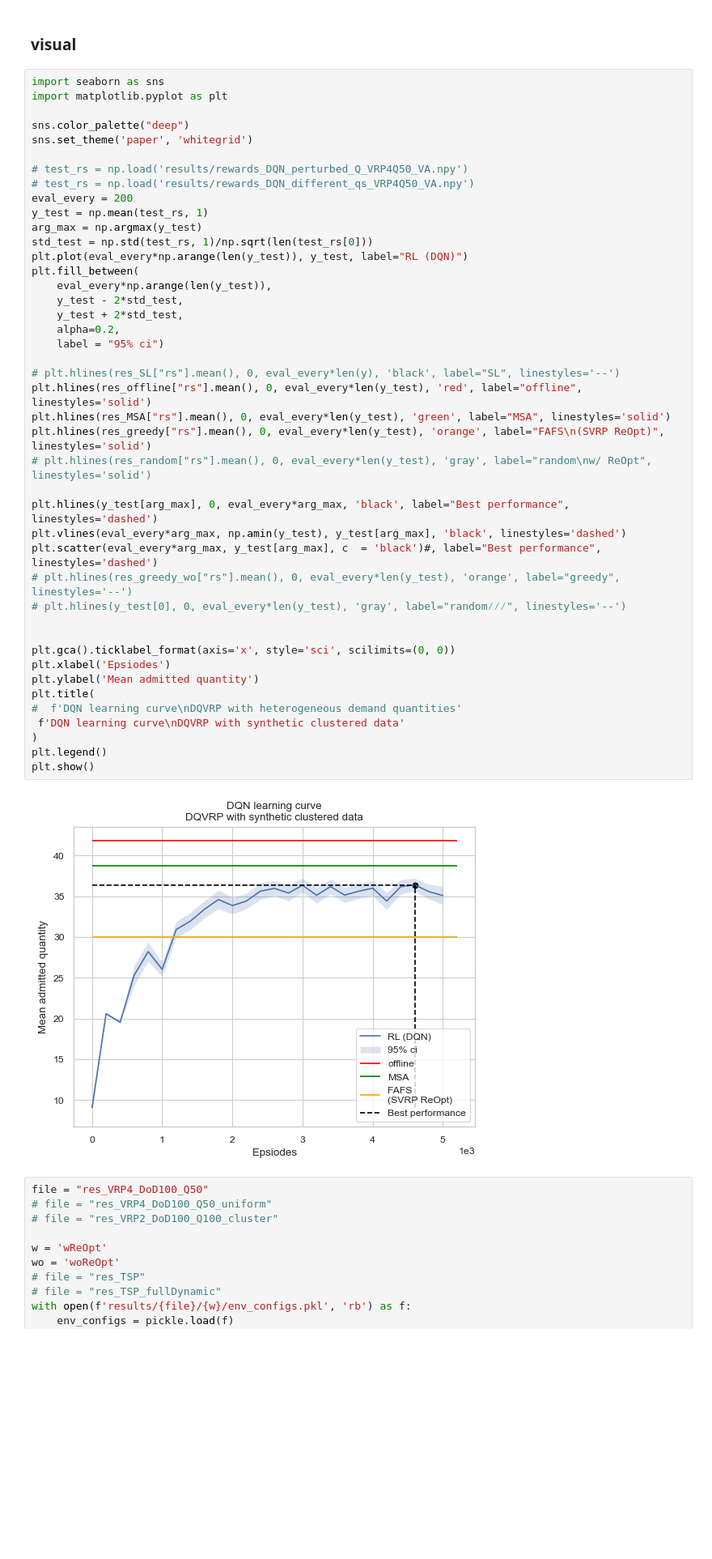
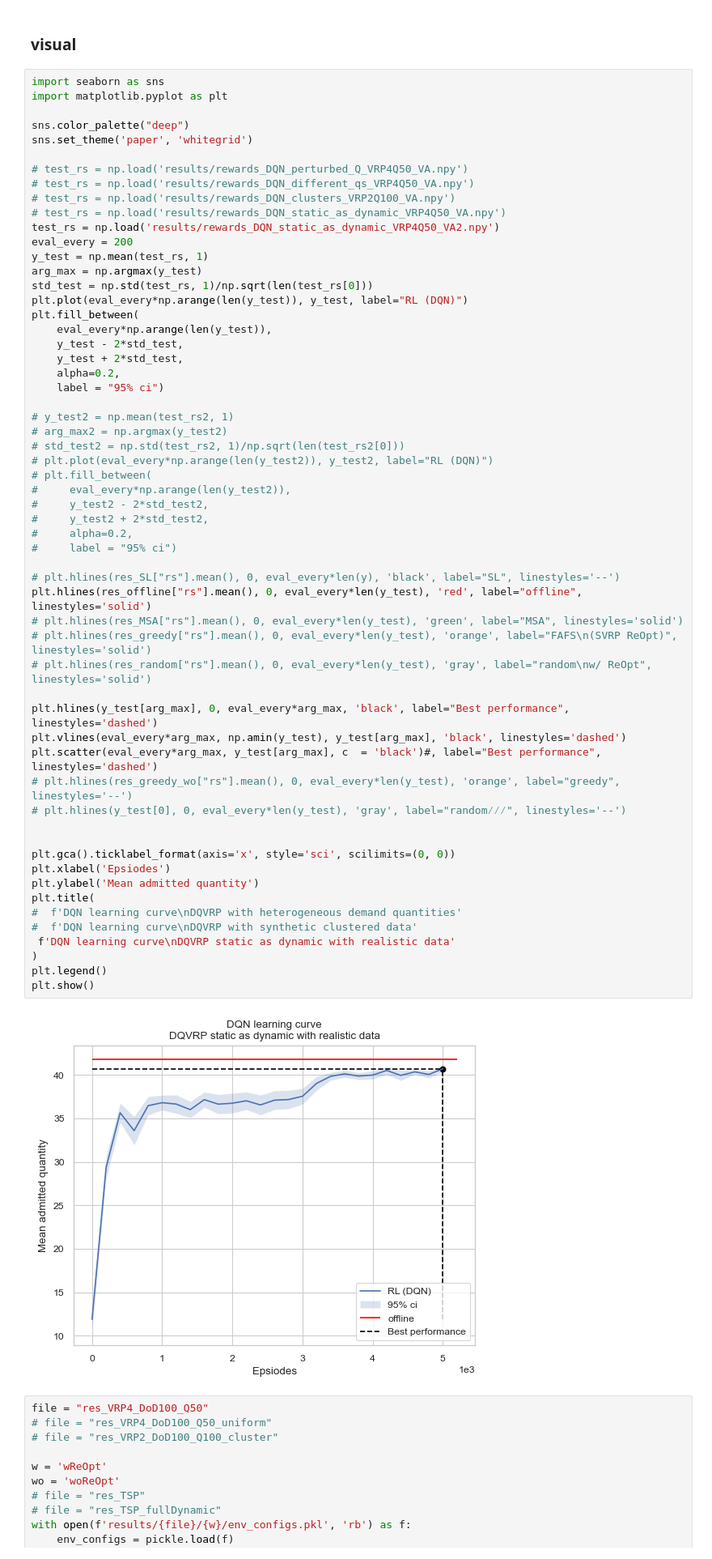
Before and after one commit to Farid-Najar/DynamicQVRP, a Jupyter notebook: test_RLagent.ipynb, the cells around one changed output. Shown at 81% size. Saved outputs shown, nothing was run; the diff lists cells and outputs as text; blank space fills up the shorter version.

```diff
--- a/test_RLagent.ipynb
+++ b/test_RLagent.ipynb
@@ -109,42 +158,57 @@ sns.set_theme('paper', 'whitegrid')
 
 # test_rs = np.load('results/rewards_DQN_perturbed_Q_VRP4Q50_VA.npy')
 # test_rs = np.load('results/rewards_DQN_different_qs_VRP4Q50_VA.npy')
+# test_rs = np.load('results/rewards_DQN_clusters_VRP2Q100_VA.npy')
+# test_rs = np.load('results/rewards_DQN_static_as_dynamic_VRP4Q50_VA.npy')
+test_rs = np.load('results/rewards_DQN_static_as_dynamic_VRP4Q50_VA2.npy')
 eval_every = 200
 y_test = np.mean(test_rs, 1)
 arg_max = np.argmax(y_test)
 std_test = np.std(test_rs, 1)/np.sqrt(len(test_rs[0]))
 plt.plot(eval_every*np.arange(len(y_test)), y_test, label="RL (DQN)")
 plt.fill_between(
     eval_every*np.arange(len(y_test)),
     y_test - 2*std_test,
     y_test + 2*std_test,
     alpha=0.2,
     label = "95% ci")
 
+# y_test2 = np.mean(test_rs2, 1)
+# arg_max2 = np.argmax(y_test2)
+# std_test2 = np.std(test_rs2, 1)/np.sqrt(len(test_rs2[0]))
+# plt.plot(eval_every*np.arange(len(y_test2)), y_test2, label="RL (DQN)")
+# plt.fill_between(
+#     eval_every*np.arange(len(y_test2)),
+#     y_test2 - 2*std_test2,
+#     y_test2 + 2*std_test2,
+#     alpha=0.2,
+#     label = "95% ci")
+
 # plt.hlines(res_SL["rs"].mean(), 0, eval_every*len(y), 'black', label="SL", linestyles='--')
 plt.hlines(res_offline["rs"].mean(), 0, eval_every*len(y_test), 'red', label="offline", linestyles='solid')
-plt.hlines(res_MSA["rs"].mean(), 0, eval_every*len(y_test), 'green', label="MSA", linestyles='solid')
-plt.hlines(res_greedy["rs"].mean(), 0, eval_every*len(y_test), 'orange', label="FAFS\n(SVRP ReOpt)", linestyles='solid')
+# plt.hlines(res_MSA["rs"].mean(), 0, eval_every*len(y_test), 'green', label="MSA", linestyles='solid')
+# plt.hlines(res_greedy["rs"].mean(), 0, eval_every*len(y_test), 'orange', label="FAFS\n(SVRP ReOpt)", linestyles='solid')
 # plt.hlines(res_random["rs"].mean(), 0, eval_every*len(y_test), 'gray', label="random\nw/ ReOpt", linestyles='solid')
 
 plt.hlines(y_test[arg_max], 0, eval_every*arg_max, 'black', label="Best performance", linestyles='dashed')
 plt.vlines(eval_every*arg_max, np.amin(y_test), y_test[arg_max], 'black', linestyles='dashed')
 plt.scatter(eval_every*arg_max, y_test[arg_max], c  = 'black')#, label="Best performance", linestyles='dashed')
 # plt.hlines(res_greedy_wo["rs"].mean(), 0, eval_every*len(y_test), 'orange', label="greedy", linestyles='--')
 # plt.hlines(y_test[0], 0, eval_every*len(y_test), 'gray', label="random⁄⁄⁄", linestyles='--')
 
 
 plt.gca().ticklabel_format(axis='x', style='sci', scilimits=(0, 0))
 plt.xlabel('Epsiodes')
 plt.ylabel('Mean admitted quantity')
 plt.title(
 #  f'DQN learning curve\nDQVRP with heterogeneous demand quantities'
- f'DQN learning curve\nDQVRP with synthetic clustered data'
+#  f'DQN learning curve\nDQVRP with synthetic clustered data'
+ f'DQN learning curve\nDQVRP static as dynamic with realistic data'
 )
 plt.legend()
 plt.show()
 # %% [output]
-[figure, old version]
+[figure, new version]
 # %%
 file = "res_VRP4_DoD100_Q50"
 # file = "res_VRP4_DoD100_Q50_uniform"
```
Also changed, not shown: parts of 3 cells of this notebook, 11 other files.
